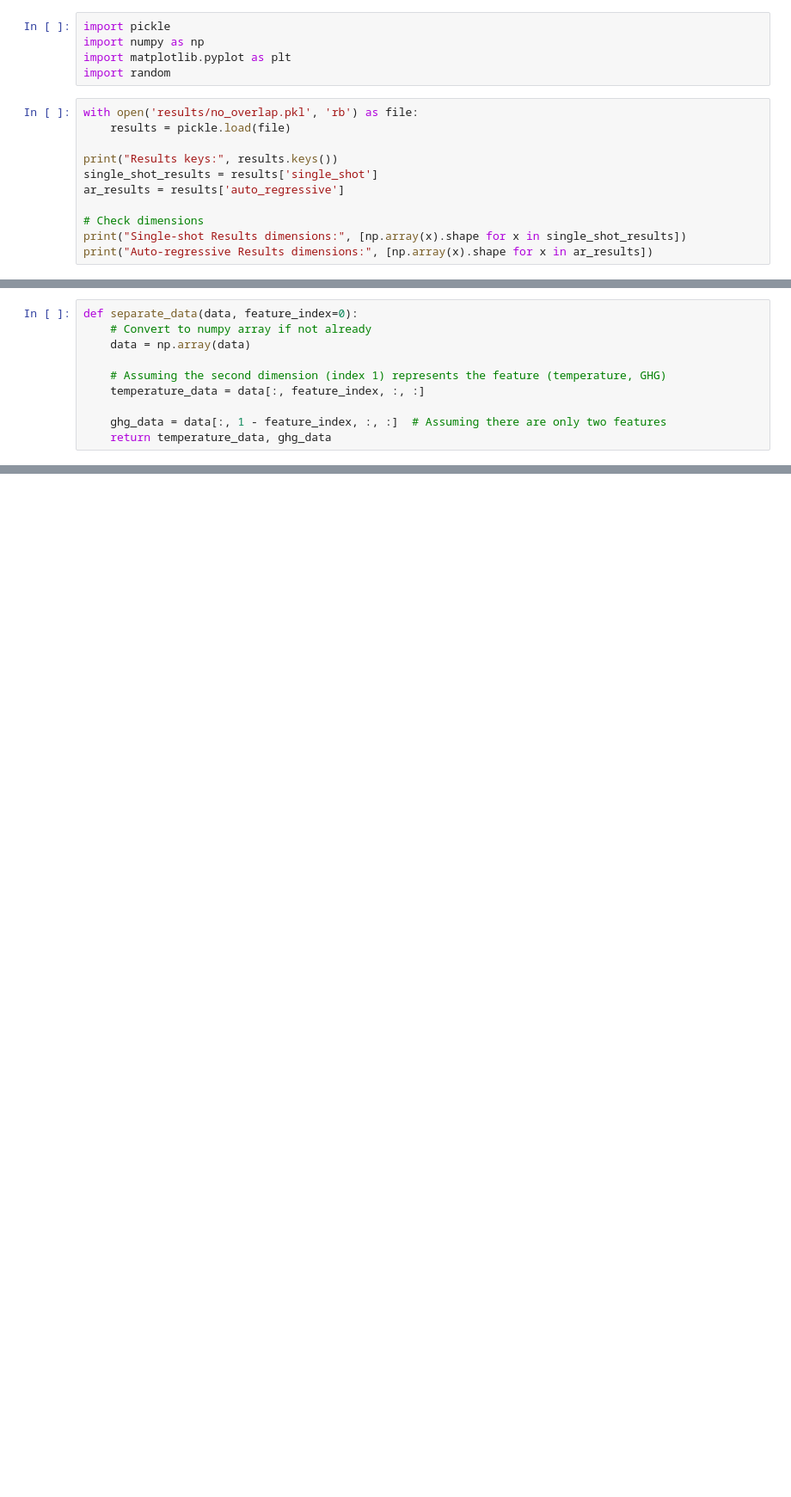
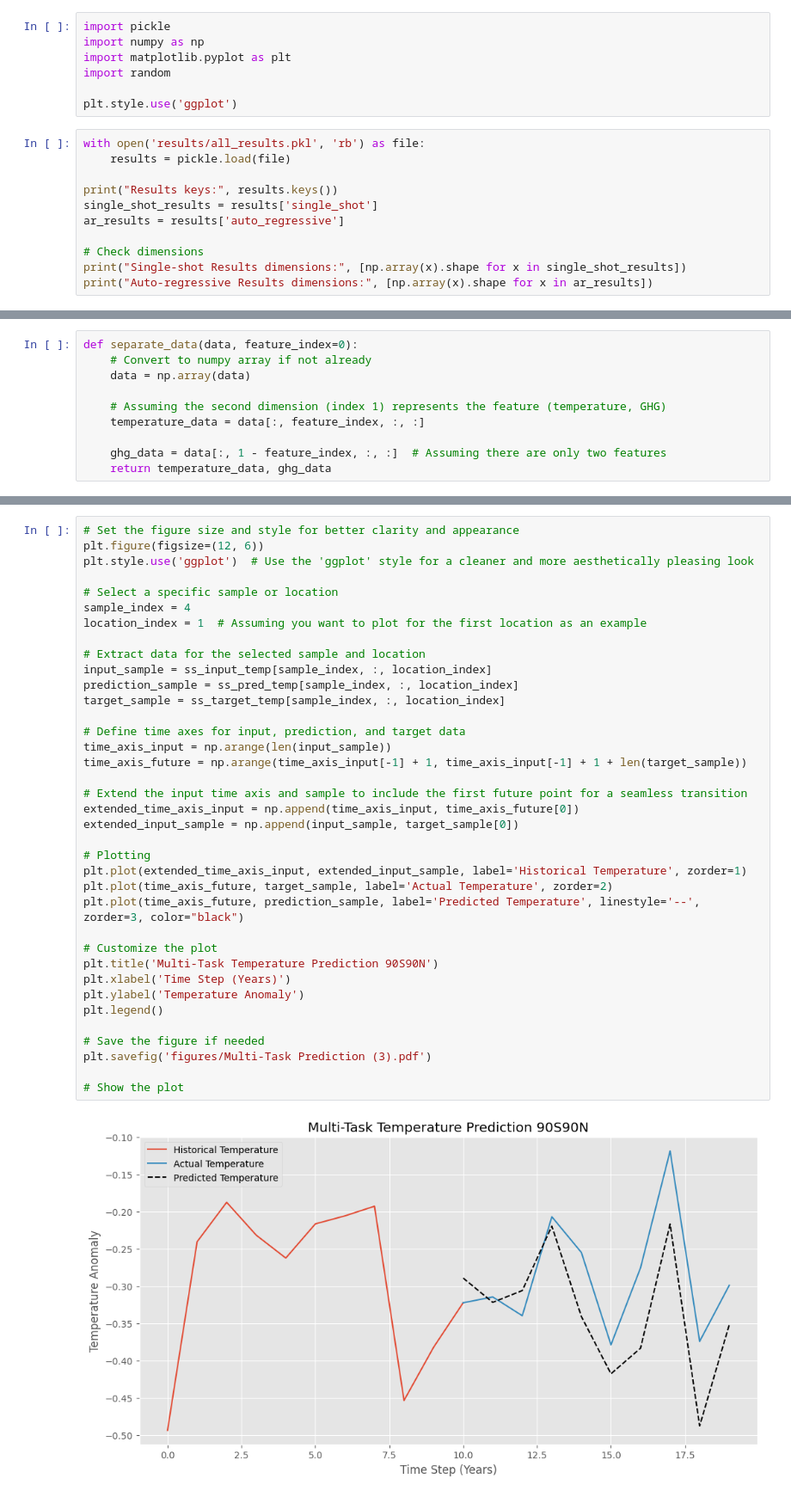
Before and after one commit to philiphan0109/time-series-forecasting, a Jupyter notebook: Multi Feature Model/visualization.ipynb, the cells around one changed output, grey strips where cells are left out. Shown at 86% size. Cells and saved outputs as stored; diff of their text form; blank space fills up the shorter version.

```diff
--- a/Multi Feature Model/visualization.ipynb
+++ b/Multi Feature Model/visualization.ipynb
@@ -3,8 +3,10 @@ import pickle
 import numpy as np
 import matplotlib.pyplot as plt
 import random
+
+plt.style.use('ggplot')
 # %%
-with open('results/no_overlap.pkl', 'rb') as file:
+with open('results/all_results.pkl', 'rb') as file:
     results = pickle.load(file)
 
 print("Results keys:", results.keys())
@@ -79,0 +64,39 @@ plt.show()
+# %%
+# Set the figure size and style for better clarity and appearance
+plt.figure(figsize=(12, 6))
+plt.style.use('ggplot')  # Use the 'ggplot' style for a cleaner and more aesthetically pleasing look
+
+# Select a specific sample or location
+sample_index = 4
+location_index = 1  # Assuming you want to plot for the first location as an example
+
+# Extract data for the selected sample and location
+input_sample = ss_input_temp[sample_index, :, location_index]
+prediction_sample = ss_pred_temp[sample_index, :, location_index]
+target_sample = ss_target_temp[sample_index, :, location_index]
+
+# Define time axes for input, prediction, and target data
+time_axis_input = np.arange(len(input_sample))
+time_axis_future = np.arange(time_axis_input[-1] + 1, time_axis_input[-1] + 1 + len(target_sample))
+
+# Extend the input time axis and sample to include the first future point for a seamless transition
+extended_time_axis_input = np.append(time_axis_input, time_axis_future[0])
+extended_input_sample = np.append(input_sample, target_sample[0])
+
+# Plotting
+plt.plot(extended_time_axis_input, extended_input_sample, label='Historical Temperature', zorder=1)
+plt.plot(time_axis_future, target_sample, label='Actual Temperature', zorder=2)
+plt.plot(time_axis_future, prediction_sample, label='Predicted Temperature', linestyle='--', zorder=3, color="black")
+
+# Customize the plot
+plt.title('Multi-Task Temperature Prediction 90S90N')
+plt.xlabel('Time Step (Years)')
+plt.ylabel('Temperature Anomaly')
+plt.legend()
+
+# Save the figure if needed
+plt.savefig('figures/Multi-Task Prediction (3).pdf')
+
+# Show the plot
+# %% [output]
+[figure, added]
```
Also changed, not shown: parts of 3 cells of this notebook, 20 other files.
